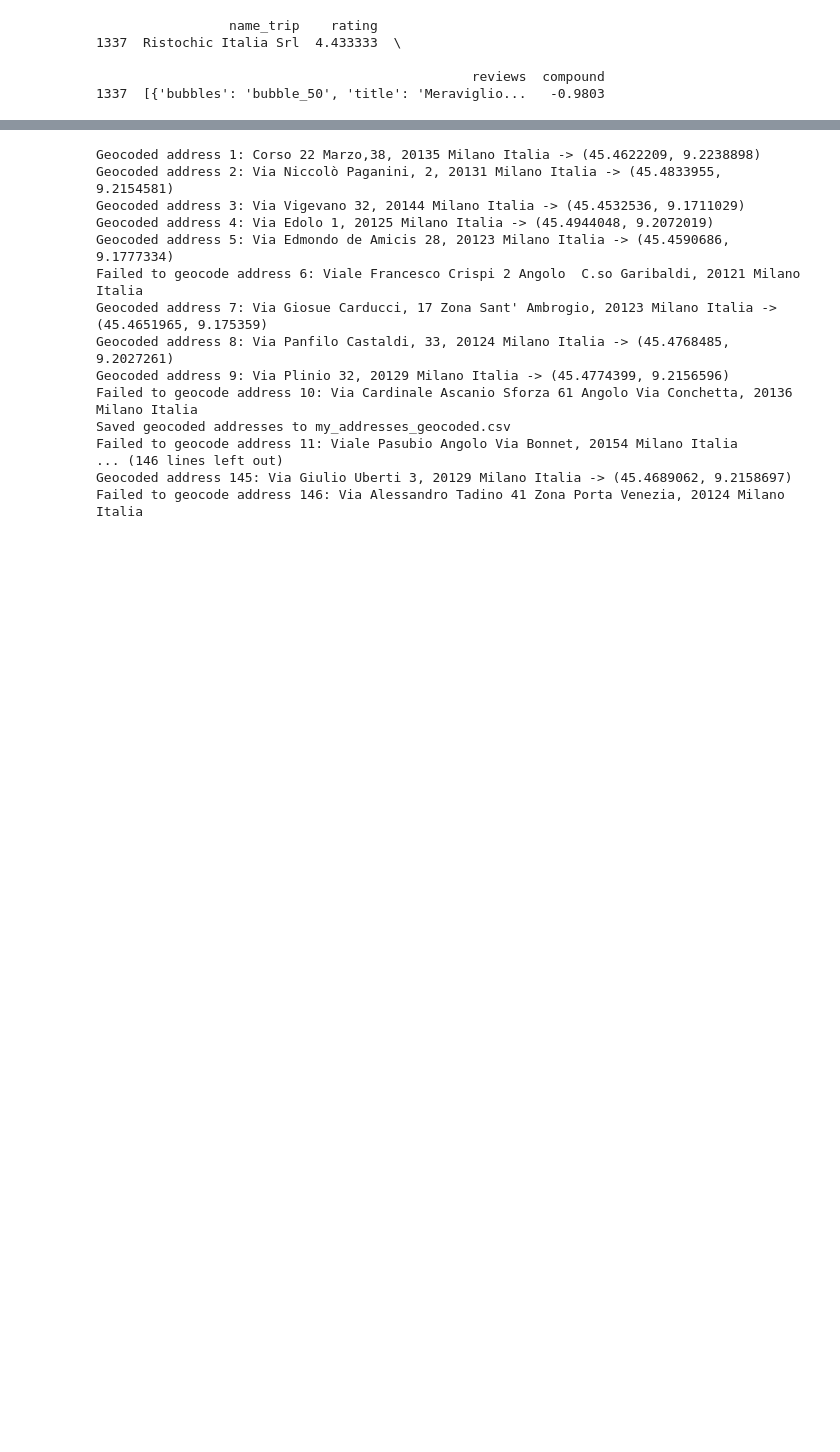
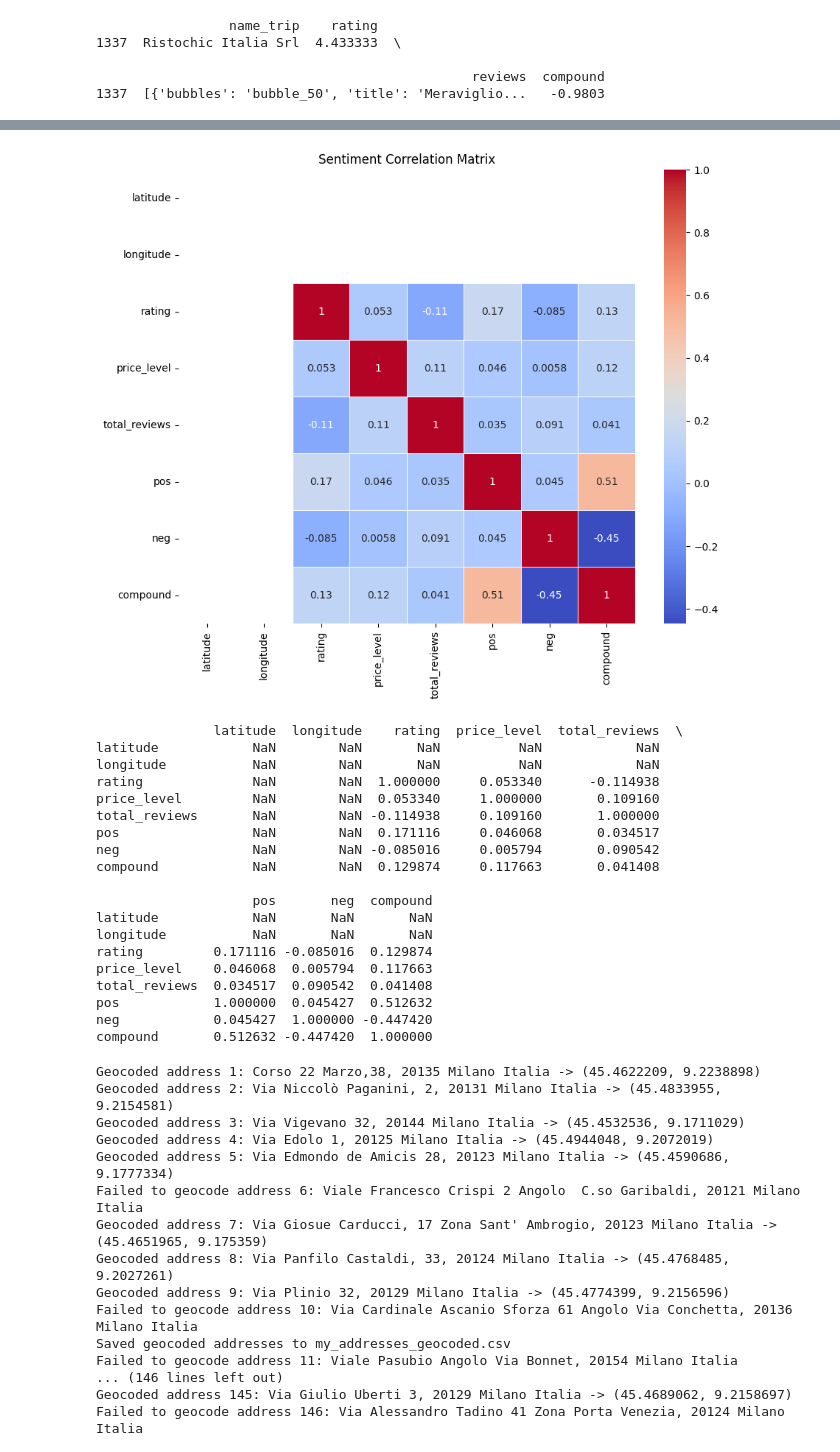
Before and after one commit to patrickk00/Exploring-Milan-s-restaurant-scene, a Jupyter notebook: explorative_data_analysis.ipynb, the cells around one changed output, grey strips where cells are left out. Saved outputs shown, nothing was run; the diff lists cells and outputs as text; code cells hidden in the pictures; blank space fills up the shorter version.

```diff
--- a/explorative_data_analysis.ipynb
+++ b/explorative_data_analysis.ipynb
@@ -1143,0 +1132,19 @@ not_found_trip
+# %%
+import pandas as pd
+from vaderSentiment.vaderSentiment import SentimentIntensityAnalyzer
+
+# Create a new instance of the SentimentIntensityAnalyzer class
+analyzer = SentimentIntensityAnalyzer()
+
+# Apply the polarity_scores() method of the analyzer object to each review in the dataset
+sentiment_scores = df_integrated['reviews'].apply(analyzer.polarity_scores)
+
+# Convert the result to a new dataframe and join it with the original dataset
+sentiment_df = pd.DataFrame(list(sentiment_scores))
+df_with_sentiment = pd.concat([df_integrated, sentiment_df[['pos', 'neg', 'compound']]], axis=1)
+
+# Save the dataframe to an Excel file
+df_with_sentiment.to_excel("punteggi.xlsx", index=False)
+
+# Display the resulting dataframe
+print(df_with_sentiment)
@@ -1144,3 +1198,46 @@ not_found_trip
+# %%
+import seaborn as sns
+import matplotlib.pyplot as plt
+
+# Compute the correlation matrix
+correlation_matrix = df_with_sentiment.corr()
+
+# Set up the figure and axes
+fig, ax = plt.subplots(figsize=(10, 8))
+
+# Generate a heatmap with colors
+sns.heatmap(correlation_matrix, annot=True, cmap='coolwarm', linewidths=0.5, ax=ax)
+
+# Set the title
+ax.set_title('Sentiment Correlation Matrix')
+
+# Show the plot
+plt.show()
+correlation_matrix = df_with_sentiment.corr()
+
+# Display the correlation matrix
+print(correlation_matrix)
+# %% [output]
+[figure, added]
+               latitude  longitude    rating  price_level  total_reviews  \
+latitude            NaN        NaN       NaN          NaN            NaN
+longitude           NaN        NaN       NaN          NaN            NaN
+rating              NaN        NaN  1.000000     0.053340      -0.114938
+price_level         NaN        NaN  0.053340     1.000000       0.109160
+total_reviews       NaN        NaN -0.114938     0.109160       1.000000
+pos                 NaN        NaN  0.171116     0.046068       0.034517
+neg                 NaN        NaN -0.085016     0.005794       0.090542
+compound            NaN        NaN  0.129874     0.117663       0.041408
+
+                    pos       neg  compound
+latitude            NaN       NaN       NaN
+longitude           NaN       NaN       NaN
+rating         0.171116 -0.085016  0.129874
+price_level    0.046068  0.005794  0.117663
+total_reviews  0.034517  0.090542  0.041408
+pos            1.000000  0.045427  0.512632
+neg            0.045427  1.000000 -0.447420
+compound       0.512632 -0.447420  1.000000
 # %%
 import pandas as pd
 from geopy.geocoders import Nominatim
```
Also changed, not shown: parts of 12 cells of this notebook, 1 other file.
